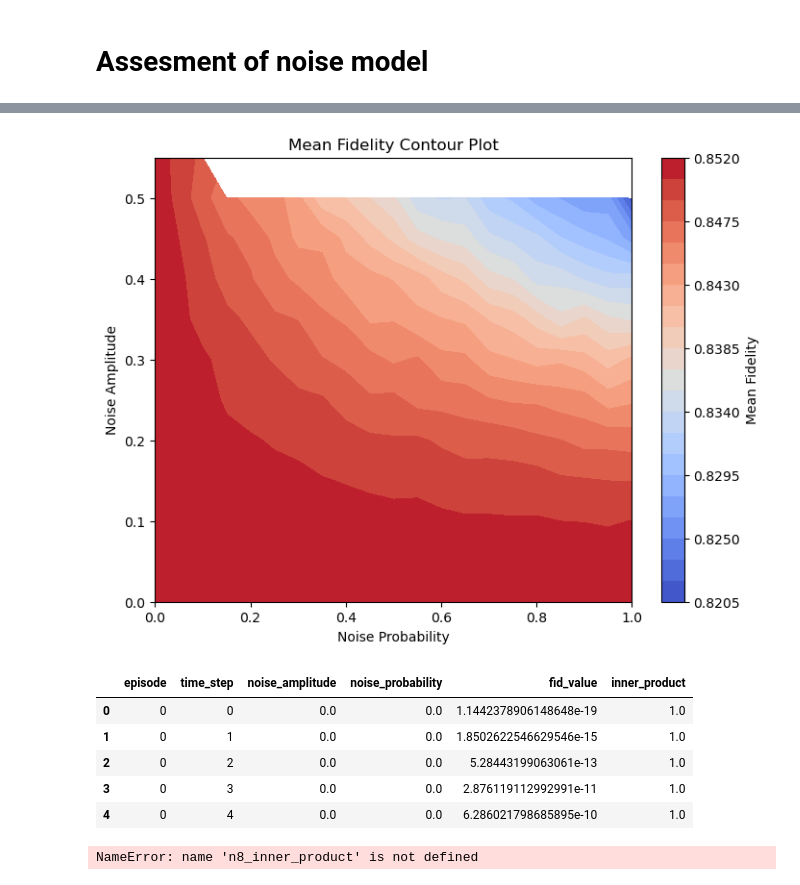
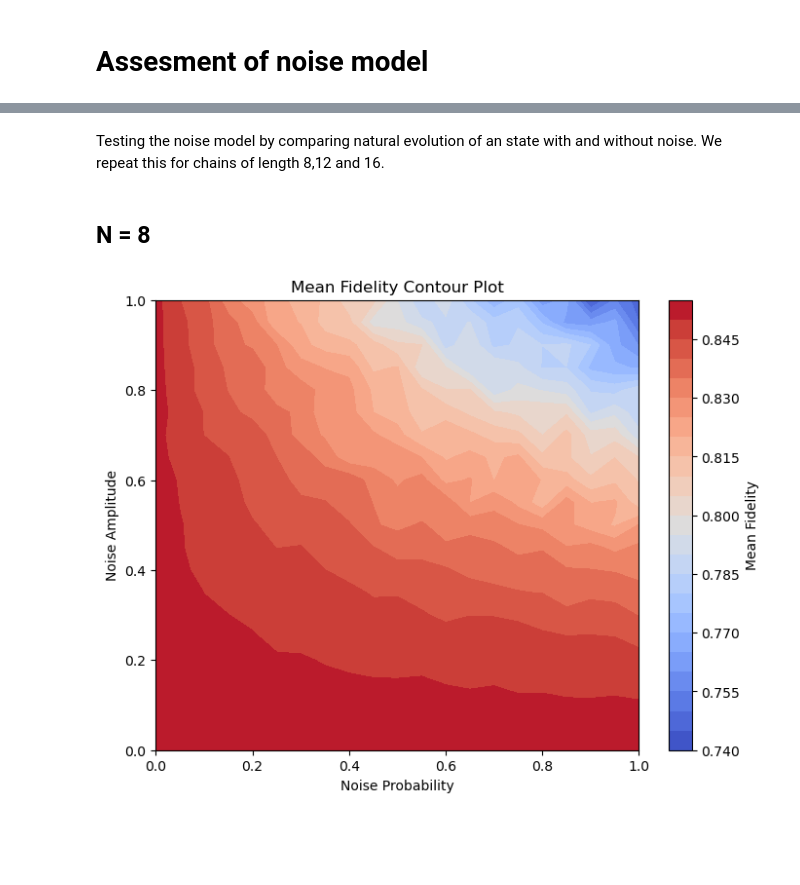
Before and after one commit to sofips/dynamic_control_for_QST, a Jupyter notebook: noise_model.ipynb, the cells around one changed output, grey strips where cells are left out. Drawn from its saved outputs; the diff is of its cells as text; code cells hidden in the pictures; blank space fills up the shorter version.

```diff
--- a/noise_model.ipynb
+++ b/noise_model.ipynb
@@ -110,46 +48,9 @@ KeyboardInterrupt:
+# %% [markdown]
+Testing the noise model by comparing natural evolution of an state with and without noise. We repeat this for chains of length 8,12 and 16.
+# %% [markdown]
+## N = 8
 # %%
-n8_noise_details.to_csv("n8_noise_details.csv", index=False)
-n8_noise_effects.to_csv("n8_noise_effects.csv", index=False)
-
-n8_stats = n8_noise_effects.groupby(
-    ['noise_amplitude', 'noise_probability']
-).agg(
-    mean_fidelity=('max_fidelity', 'mean'),
-).reset_index()
-
-
-pivot_data = n8_stats.pivot(
-    index='noise_amplitude',
-    columns='noise_probability',
-    values='mean_fidelity'
-)
-
-X, Y = np.meshgrid(pivot_data.columns.values, pivot_data.index.values)
-Z = pivot_data.values
-
-plt.figure(figsize=(8, 6))
-contour = plt.contourf(X, Y, Z, levels=25, cmap='coolwarm')
-
-from scipy import stats
-
-import matplotlib.pyplot as plt
-plt.colorbar(contour, label='Mean Fidelity')
-plt.xlabel('Noise Probability')
-plt.ylabel('Noise Amplitude')
-plt.title('Mean Fidelity Contour Plot')
-plt.show()
+noise_effects = pd.read_csv('n8_noise_effects.csv', delimiter=',')
+plot_fidelity_vs_noise(noise_effects, title = "N=8")
 # %% [output]
-[figure, old version]
+[figure, new version]
-# %%
-n8_noise_details.head()
-# %% [output]
-|  | episode | time_step | noise_amplitude | noise_probability | fid_value | inner_product |
-| 0 | 0 | 0 | 0.0 | 0.0 | 1.1442378906148648e-19 | 1.0 |
-| 1 | 0 | 1 | 0.0 | 0.0 | 1.8502622546629546e-15 | 1.0 |
-| 2 | 0 | 2 | 0.0 | 0.0 | 5.28443199063061e-13 | 1.0 |
-| 3 | 0 | 3 | 0.0 | 0.0 | 2.876119112992991e-11 | 1.0 |
-| 4 | 0 | 4 | 0.0 | 0.0 | 6.286021798685895e-10 | 1.0 |
-# %%
-n8_inner_product.head()
-# %% [output]
-NameError: name 'n8_inner_product' is not defined
```
Also changed, not shown: parts of 10 cells of this notebook, 5 other files.
